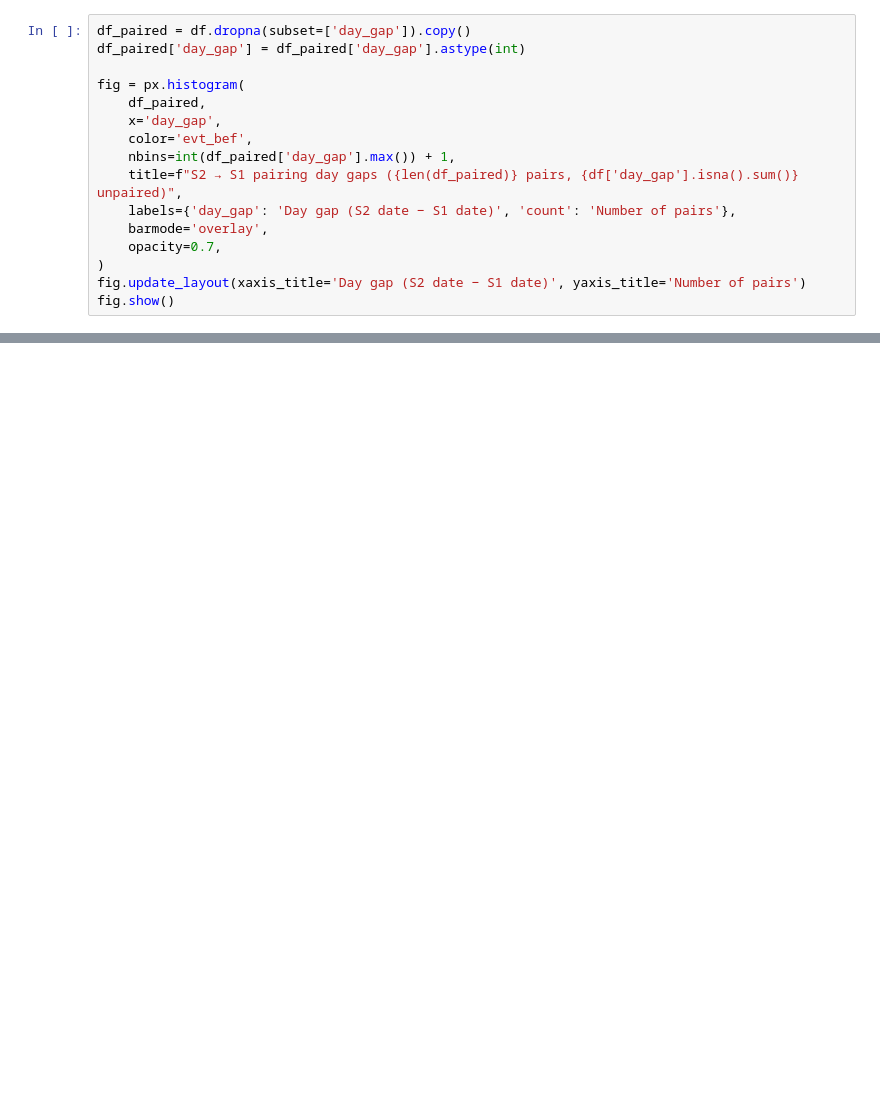
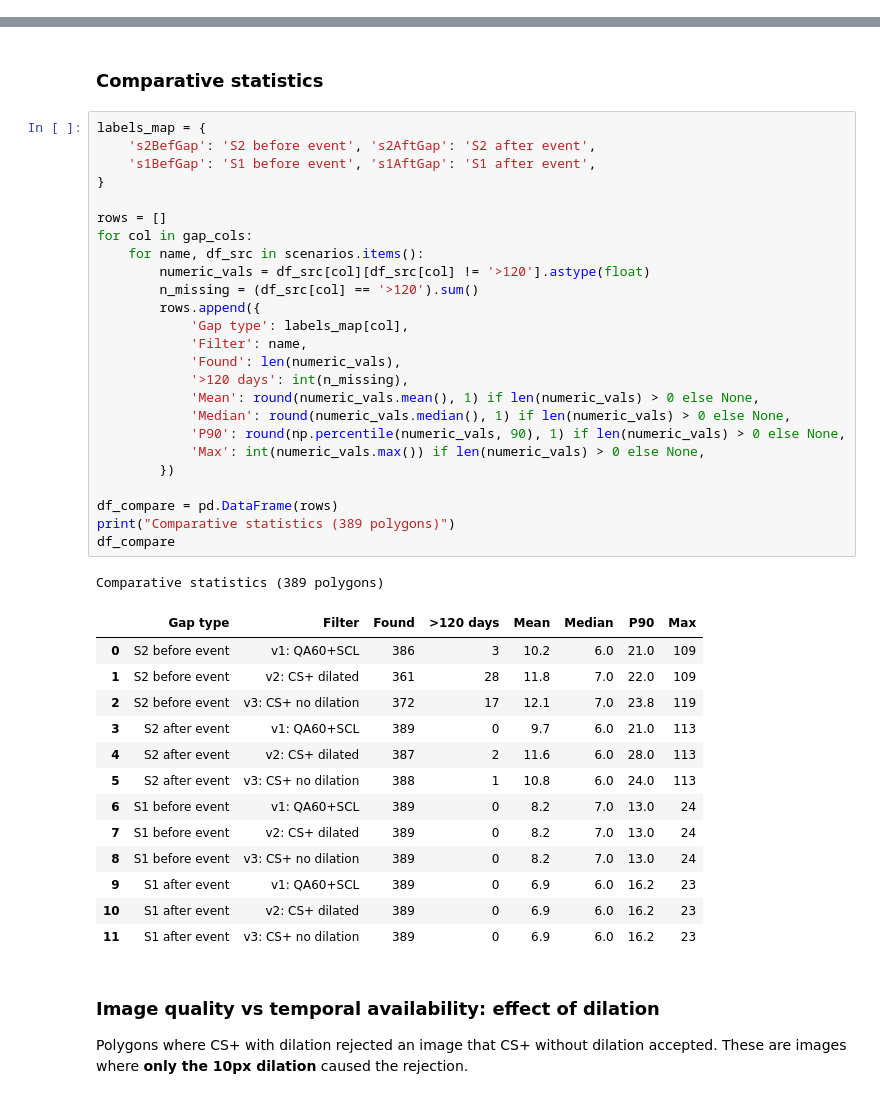
Before and after one commit to Angelicarjs/tropical_forest_disturbance, a Jupyter notebook: histogram_day_gap.ipynb, the cells around one changed output, grey strips where cells are left out. Saved outputs shown, nothing was run; the diff lists cells and outputs as text; blank space fills up the shorter version.

Commit message:
data with cloud filter csv and analysis added. csv and code for gap analysis added but it is not updated with the las verison of data

```diff
--- a/histogram_day_gap.ipynb
+++ b/histogram_day_gap.ipynb
@@ -35,16 +0,0 @@ Unpaired: 258
-# %%
-df_paired = df.dropna(subset=['day_gap']).copy()
-df_paired['day_gap'] = df_paired['day_gap'].astype(int)
-
-fig = px.histogram(
-    df_paired,
-    x='day_gap',
-    color='evt_bef',
-    nbins=int(df_paired['day_gap'].max()) + 1,
-    title=f"S2 → S1 pairing day gaps ({len(df_paired)} pairs, {df['day_gap'].isna().sum()} unpaired)",
-    labels={'day_gap': 'Day gap (S2 date − S1 date)', 'count': 'Number of pairs'},
-    barmode='overlay',
-    opacity=0.7,
-)
-fig.update_layout(xaxis_title='Day gap (S2 date − S1 date)', yaxis_title='Number of pairs')
-fig.show()
@@ -50,0 +108,46 @@ fig.show()
+# %% [markdown]
+### Comparative statistics
+# %%
+labels_map = {
+    's2BefGap': 'S2 before event', 's2AftGap': 'S2 after event',
+    's1BefGap': 'S1 before event', 's1AftGap': 'S1 after event',
+}
+
+rows = []
+for col in gap_cols:
+    for name, df_src in scenarios.items():
+        numeric_vals = df_src[col][df_src[col] != '>120'].astype(float)
+        n_missing = (df_src[col] == '>120').sum()
+        rows.append({
+            'Gap type': labels_map[col],
+            'Filter': name,
+            'Found': len(numeric_vals),
+            '>120 days': int(n_missing),
+            'Mean': round(numeric_vals.mean(), 1) if len(numeric_vals) > 0 else None,
+            'Median': round(numeric_vals.median(), 1) if len(numeric_vals) > 0 else None,
+            'P90': round(np.percentile(numeric_vals, 90), 1) if len(numeric_vals) > 0 else None,
+            'Max': int(numeric_vals.max()) if len(numeric_vals) > 0 else None,
+        })
+
+df_compare = pd.DataFrame(rows)
+print("Comparative statistics (389 polygons)")
+df_compare
+# %% [output]
+Comparative statistics (389 polygons)
+|  | Gap type | Filter | Found | >120 days | Mean | Median | P90 | Max |
+| 0 | S2 before event | v1: QA60+SCL | 386 | 3 | 10.2 | 6.0 | 21.0 | 109 |
+| 1 | S2 before event | v2: CS+ dilated | 361 | 28 | 11.8 | 7.0 | 22.0 | 109 |
+| 2 | S2 before event | v3: CS+ no dilation | 372 | 17 | 12.1 | 7.0 | 23.8 | 119 |
+| 3 | S2 after event | v1: QA60+SCL | 389 | 0 | 9.7 | 6.0 | 21.0 | 113 |
+| 4 | S2 after event | v2: CS+ dilated | 387 | 2 | 11.6 | 6.0 | 28.0 | 113 |
+| 5 | S2 after event | v3: CS+ no dilation | 388 | 1 | 10.8 | 6.0 | 24.0 | 113 |
+| 6 | S1 before event | v1: QA60+SCL | 389 | 0 | 8.2 | 7.0 | 13.0 | 24 |
+| 7 | S1 before event | v2: CS+ dilated | 389 | 0 | 8.2 | 7.0 | 13.0 | 24 |
+| 8 | S1 before event | v3: CS+ no dilation | 389 | 0 | 8.2 | 7.0 | 13.0 | 24 |
+| 9 | S1 after event | v1: QA60+SCL | 389 | 0 | 6.9 | 6.0 | 16.2 | 23 |
+| 10 | S1 after event | v2: CS+ dilated | 389 | 0 | 6.9 | 6.0 | 16.2 | 23 |
+| 11 | S1 after event | v3: CS+ no dilation | 389 | 0 | 6.9 | 6.0 | 16.2 | 23 |
+# %% [markdown]
+### Image quality vs temporal availability: effect of dilation
+Polygons where CS+ with dilation rejected an image that CS+ without dilation accepted.
+These are images where **only the 10px dilation** caused the rejection.
```
Also changed, not shown: parts of 15 cells of this notebook, 9 other files.
